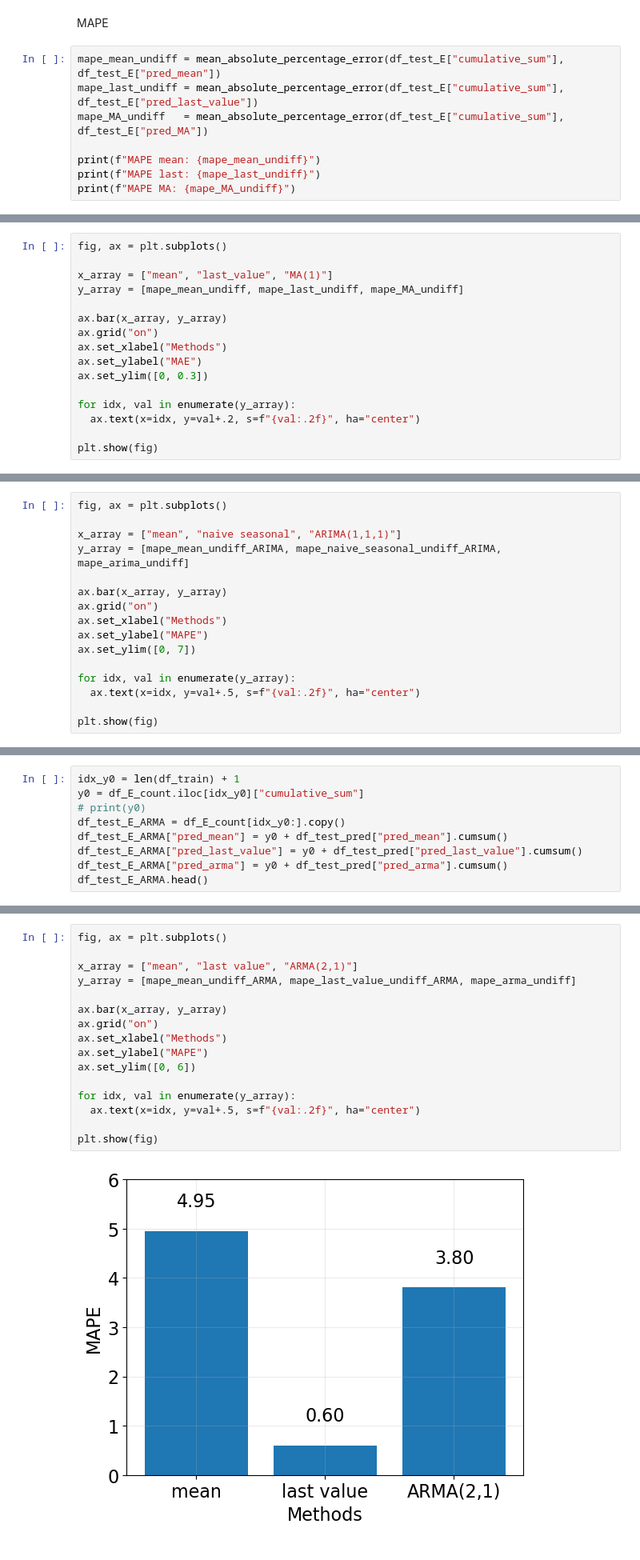
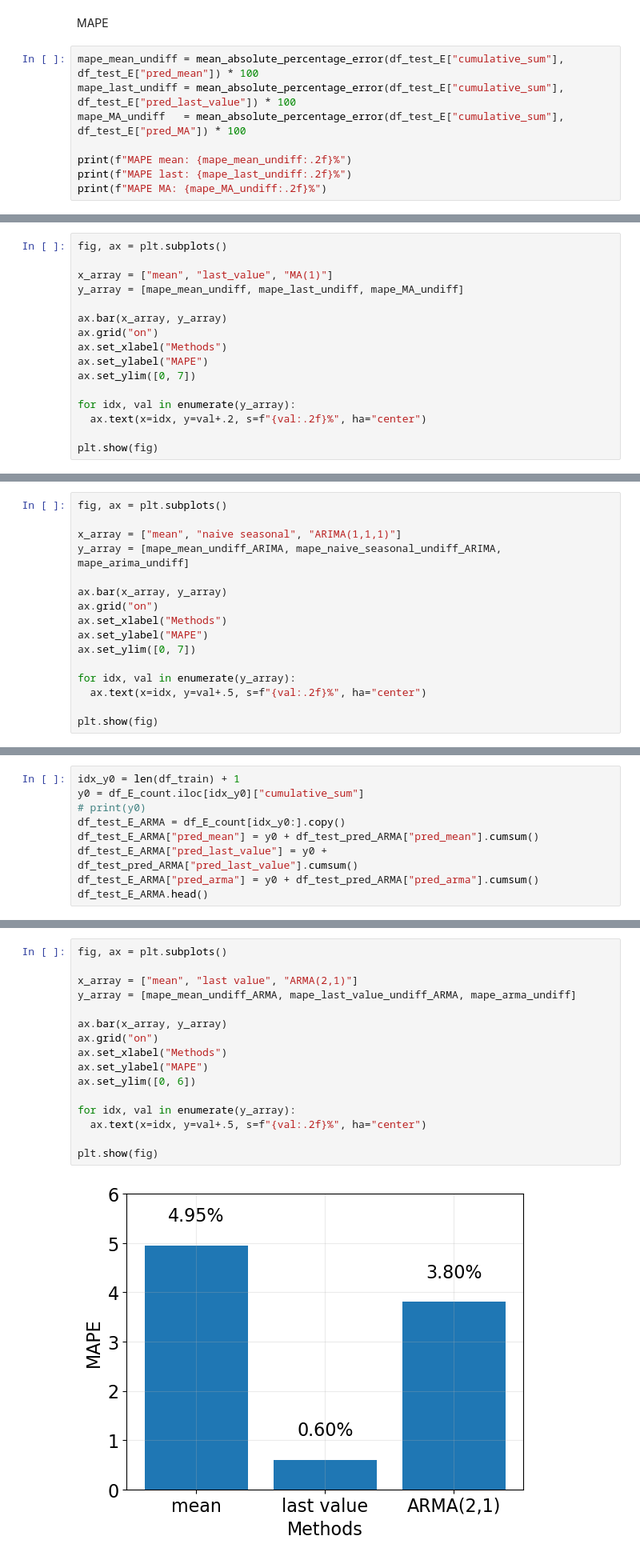
Before and after one commit to anajesset/tugas-akhirr, a Jupyter notebook: varian_e.ipynb, the cells around one changed output, grey strips where cells are left out. Shown at 80% size. Saved outputs shown, nothing was run; the diff lists cells and outputs as text.

```diff
--- a/varian_e.ipynb
+++ b/varian_e.ipynb
@@ -687,11 +701,11 @@ plt.show(fig)
 # %% [markdown]
 MAPE
 # %%
-mape_mean_undiff = mean_absolute_percentage_error(df_test_E["cumulative_sum"], df_test_E["pred_mean"])
-mape_last_undiff = mean_absolute_percentage_error(df_test_E["cumulative_sum"], df_test_E["pred_last_value"])
-mape_MA_undiff   = mean_absolute_percentage_error(df_test_E["cumulative_sum"], df_test_E["pred_MA"])
+mape_mean_undiff = mean_absolute_percentage_error(df_test_E["cumulative_sum"], df_test_E["pred_mean"]) * 100
+mape_last_undiff = mean_absolute_percentage_error(df_test_E["cumulative_sum"], df_test_E["pred_last_value"]) * 100
+mape_MA_undiff   = mean_absolute_percentage_error(df_test_E["cumulative_sum"], df_test_E["pred_MA"]) * 100
 
-print(f"MAPE mean: {mape_mean_undiff}")
-print(f"MAPE last: {mape_last_undiff}")
-print(f"MAPE MA: {mape_MA_undiff}")
+print(f"MAPE mean: {mape_mean_undiff:.2f}%")
+print(f"MAPE last: {mape_last_undiff:.2f}%")
+print(f"MAPE MA: {mape_MA_undiff:.2f}%")
 # %% [output]
@@ -707,11 +721,11 @@ y_array = [mape_mean_undiff, mape_last_undiff, mape_MA_undiff]
 ax.bar(x_array, y_array)
 ax.grid("on")
 ax.set_xlabel("Methods")
-ax.set_ylabel("MAE")
-ax.set_ylim([0, 0.3])
+ax.set_ylabel("MAPE")
+ax.set_ylim([0, 7])
 
 for idx, val in enumerate(y_array):
-  ax.text(x=idx, y=val+.2, s=f"{val:.2f}", ha="center")
+  ax.text(x=idx, y=val+.2, s=f"{val:.2f}%", ha="center")
 
 plt.show(fig)
 # %% [output]
@@ -1306,7 +1320,7 @@ ax.set_ylabel("MAPE")
 ax.set_ylim([0, 7])
 
 for idx, val in enumerate(y_array):
-  ax.text(x=idx, y=val+.5, s=f"{val:.2f}", ha="center")
+  ax.text(x=idx, y=val+.5, s=f"{val:.2f}%", ha="center")
 
 plt.show(fig)
 # %% [output]
@@ -1558,9 +1572,9 @@ idx_y0 = len(df_train) + 1
 y0 = df_E_count.iloc[idx_y0]["cumulative_sum"]
 # print(y0)
 df_test_E_ARMA = df_E_count[idx_y0:].copy()
-df_test_E_ARMA["pred_mean"] = y0 + df_test_pred["pred_mean"].cumsum()
-df_test_E_ARMA["pred_last_value"] = y0 + df_test_pred["pred_last_value"].cumsum()
-df_test_E_ARMA["pred_arma"] = y0 + df_test_pred["pred_arma"].cumsum()
+df_test_E_ARMA["pred_mean"] = y0 + df_test_pred_ARMA["pred_mean"].cumsum()
+df_test_E_ARMA["pred_last_value"] = y0 + df_test_pred_ARMA["pred_last_value"].cumsum()
+df_test_E_ARMA["pred_arma"] = y0 + df_test_pred_ARMA["pred_arma"].cumsum()
 df_test_E_ARMA.head()
 # %% [output]
 |  | Tgl. Mohon | count | cumulative_sum | pred_mean | pred_last_value | pred_arma |
@@ -1906,21 +1920,21 @@ MAPE ARMA: 3.80%
 # %%
 fig, ax = plt.subplots()
 
 x_array = ["mean", "last value", "ARMA(2,1)"]
 y_array = [mape_mean_undiff_ARMA, mape_last_value_undiff_ARMA, mape_arma_undiff]
 
 ax.bar(x_array, y_array)
 ax.grid("on")
 ax.set_xlabel("Methods")
 ax.set_ylabel("MAPE")
 ax.set_ylim([0, 6])
 
 for idx, val in enumerate(y_array):
-  ax.text(x=idx, y=val+.5, s=f"{val:.2f}", ha="center")
+  ax.text(x=idx, y=val+.5, s=f"{val:.2f}%", ha="center")
 
 plt.show(fig)
 # %% [output]
-[figure, old version]
+[figure, new version]
 # %% [markdown]
 MASE
 # %%
```
Also changed, not shown: parts of 23 cells of this notebook, 20 other files.
